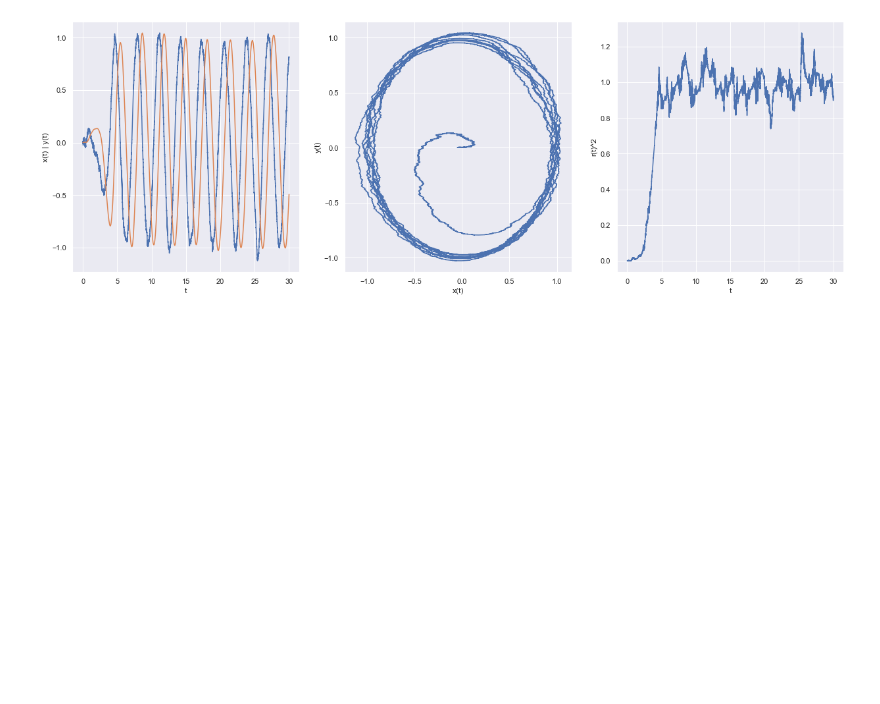
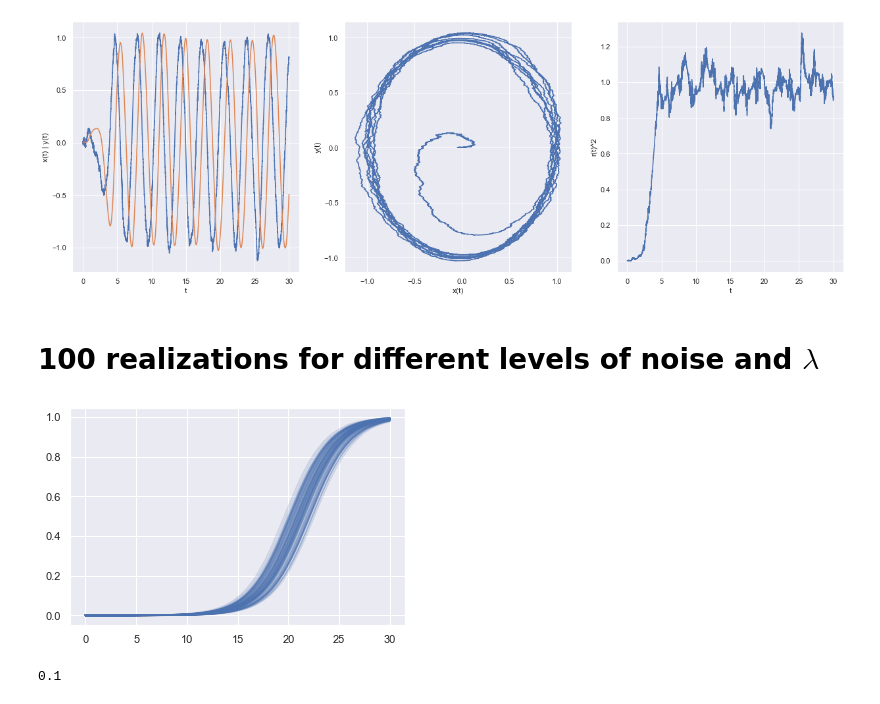
Before and after one commit to dbikiel/lambdaomega, a Jupyter notebook: Basic SDE using sdeint.ipynb, the cells around one changed output. Saved outputs shown, nothing was run; the diff lists cells and outputs as text; code cells hidden in the pictures; blank space fills up the shorter version.

Commit message:
added some basic analysis using the sdeint

```diff
--- a/Basic SDE using sdeint.ipynb
+++ b/Basic SDE using sdeint.ipynb
@@ -161,0 +160,42 @@ plt.subplots?
+# %% [markdown]
+# 100 realizations for different levels of noise and $\lambda$
+# %%
+tspan = np.linspace(0.0, 30.0, 30001)
+X0 = np.array([0.005, 0.0])
+
+l = 1
+o = 1
+a = 1
+b = 1
+
+#Vs = np.arange(0.25,5.25,0.25)
+#Ds = [0.001, 0.01, 0.1]
+
+Vs = np.arange(0.25,0.50,0.25)
+Ds = [0.001]
+
+results = {}
+
+for V in Vs:
+
+    # Params for F
+    params = [V, o, a, V]
+
+    for sigma in Ds:
+        # Params for G
+        B = np.diag([sigma, 0.0])
+
+        # Solve SDE
+
+        for _ in range(100):
+            result = sdeint.itoint(close(F,*params), G, X0, tspan)
+            #results[(V, sigma)] = result
+            plt.plot(tspan, result[:,0]**2 + result[:,1]**2, color = 'b', alpha = 0.2)
+
+plt.show()
+# %% [output]
+[figure, added]
+# %%
+sigma
+# %% [output]
+0.1
```
Also changed, not shown: parts of 1 cell of this notebook.
